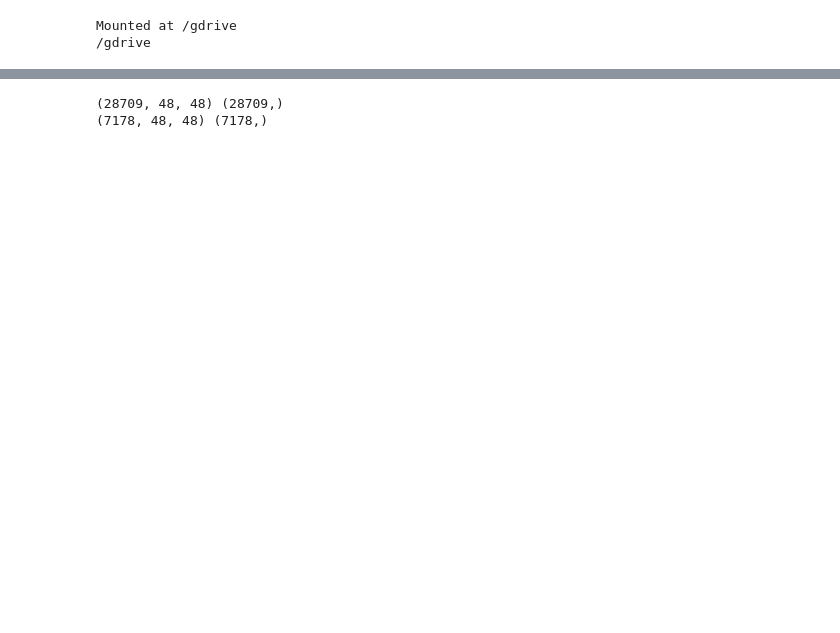
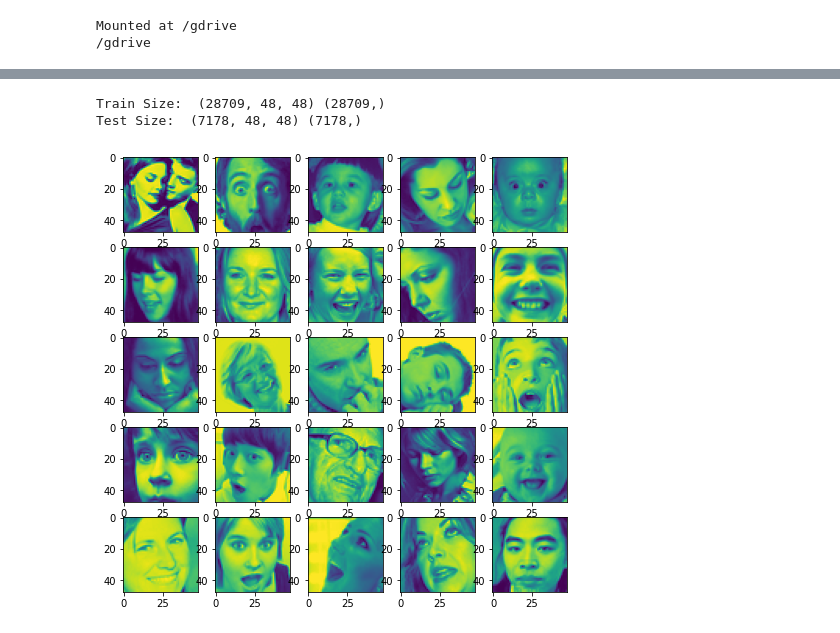
Before and after one commit to anosharahim/deep-learning, a Jupyter notebook: emotion_recognition.ipynb, the cells around one changed output, grey strips where cells are left out. Saved outputs shown, nothing was run; the diff lists cells and outputs as text; code cells hidden in the pictures; blank space fills up the shorter version.

Commit message:
copied from capstone

```diff
--- a/emotion_recognition.ipynb
+++ b/emotion_recognition.ipynb
@@ -91,6 +114,23 @@ test_data, test_label, test_freq = get_image_arrays(test_path, emotion_dictionar
-# %%
-print(train_data.shape, train_label.shape)
-print(test_data.shape, test_label.shape)
-# %% [output]
-(28709, 48, 48) (28709,)
-(7178, 48, 48) (7178,)
+# %%
+#load data from gdrive
+train_npz = np.load("/content/drive/MyDrive/Capstone/datasets/train.npz")
+test_npz = np.load("/content/drive/MyDrive/Capstone/datasets/test.npz")
+
+x_train = train_npz["arr_0"]
+y_train = train_npz["arr_1"]
+x_test = test_npz["arr_0"]
+y_test = test_npz["arr_1"]
+
+#check sizes
+print('Train Size: ', x_train.shape, y_train.shape)
+print('Test Size: ',x_test.shape, y_test.shape)
+# %% [output]
+Train Size:  (28709, 48, 48) (28709,)
+Test Size:  (7178, 48, 48) (7178,)
+# %%
+#visualize random samples
+fig, axes = plt.subplots(5,5, figsize=(8,8))
+for i,ax in enumerate(axes.flat):
+    ax.imshow(x_train[random.randint(0,len(x_train))])
+# %% [output]
+[figure, added]
```
Also changed, not shown: parts of 28 cells of this notebook.
